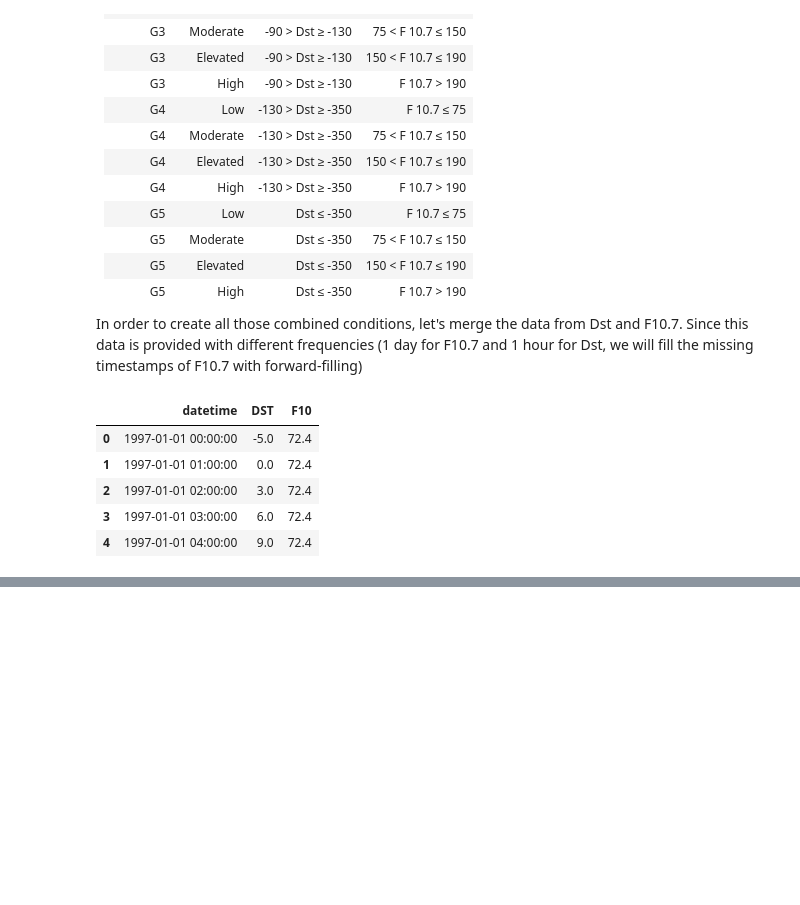
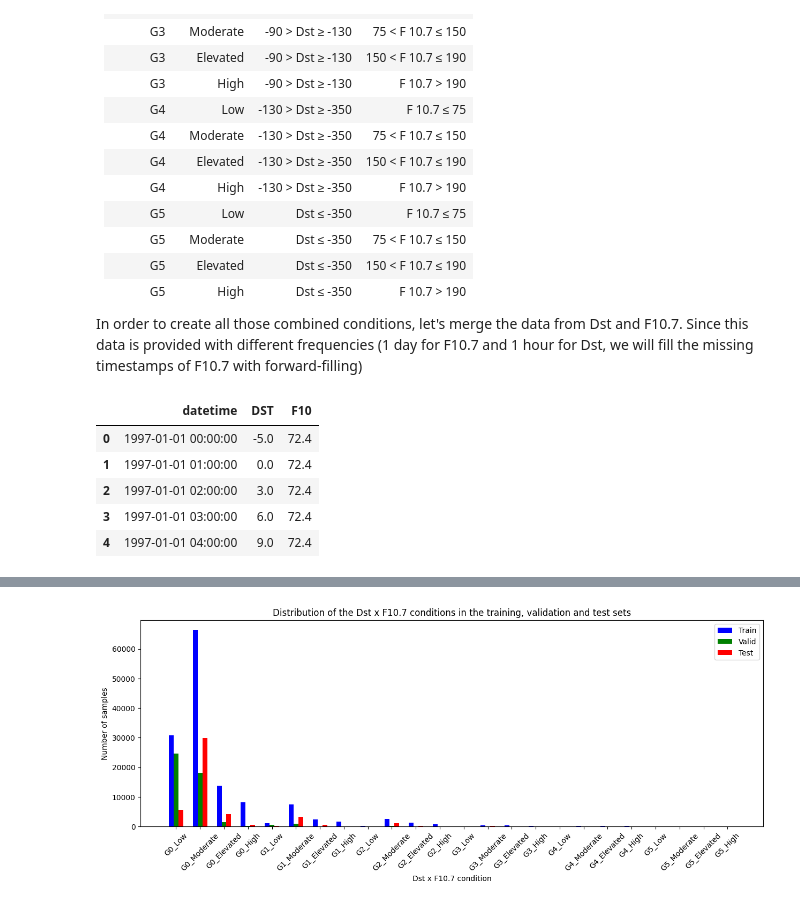
Before and after one commit to ARCLab-MIT/SW-Transformers-Forecaster-Framework, a Jupyter notebook: dev_nbs/dst_eval.ipynb, the cells around one changed output, grey strips where cells are left out. Saved outputs shown, nothing was run; the diff lists cells and outputs as text; code cells hidden in the pictures; blank space fills up the shorter version.

```diff
--- a/dev_nbs/dst_eval.ipynb
+++ b/dev_nbs/dst_eval.ipynb
@@ -238,5 +205,0 @@ G5_High (0, 2, 144)
-# %%
-# Take only the first variable of each key (the Dst)
-y_test_split = {}
-for key in y_combined_test_split.keys():
-    y_test_split[key] = y_combined_test_split[key][:, 0, :]
@@ -242,0 +233,5 @@ for key in y_combined_test_split.keys():
+# %%
+y_combined_train = y_combined[learn.dls[0].splits]
+y_combined_valid = y_combined[learn.dls[1].splits]
+y_combined_test = y_combined[learn.dls[2].splits]
+y_combined_train.shape, y_combined_valid.shape, y_combined_test.shape
@@ -242,0 +240,14 @@ for key in y_combined_test_split.keys():
+# %%
+# Splitn y_combined and y_combined_test by Dst x F10.7 combinations
+y_combined_train_split = split_data_by_dst_f107(y_combined_train)
+y_combined_valid_split = split_data_by_dst_f107(y_combined_valid)
+y_combined_test_split = split_data_by_dst_f107(y_combined_test)
+
+# Compare the distributions of the Dst x F10.7 combinations in the training, validation and test sets
+print('{:<20} {:<20} {:<20} {}'.format("Condition", "Train", "Valid", "Test"))
+for key in all_possible_dst_conditions:
+    print('{:<20} {:<20} {:<20} {}'.format(
+        key,
+        str(ifnone(y_combined_train_split.get(key),np.array([])).shape),
+        str(ifnone(y_combined_valid_split.get(key), np.array([])).shape),
+        str(ifnone(y_combined_test_split.get(key), np.array([])).shape)))
@@ -242,0 +272,22 @@ for key in y_combined_test_split.keys():
+# %%
+# Compare the distributions dhown in the previous table with a plot
+# Plot the distribution of the Dst x F10.7 combinations in the training, validation and test sets
+fig, ax = plt.subplots(figsize=(15, 5))
+ax.bar(np.arange(len(all_possible_dst_conditions))-0.2,
+        [ifnone(y_combined_train_split.get(key),np.array([])).shape[0] for key in all_possible_dst_conditions],
+        width=0.2, color='b', align='center', label='Train')
+ax.bar(np.arange(len(all_possible_dst_conditions)),
+        [ifnone(y_combined_valid_split.get(key),np.array([])).shape[0] for key in all_possible_dst_conditions],
+        width=0.2, color='g', align='center', label='Valid')
+ax.bar(np.arange(len(all_possible_dst_conditions))+0.2,
+        [ifnone(y_combined_test_split.get(key),np.array([])).shape[0] for key in all_possible_dst_conditions],
+        width=0.2, color='r', align='center', label='Test')
+ax.set_xticks(np.arange(len(all_possible_dst_conditions)))
+ax.set_xticklabels(all_possible_dst_conditions, rotation=45)
+ax.set_ylabel('Number of samples')
+ax.set_xlabel('Dst x F10.7 condition')
+ax.set_title('Distribution of the Dst x F10.7 conditions in the training, validation and test sets')
+ax.legend()
+plt.show()
+# %% [output]
+[figure, added]
```
Also changed, not shown: parts of 9 cells of this notebook.
